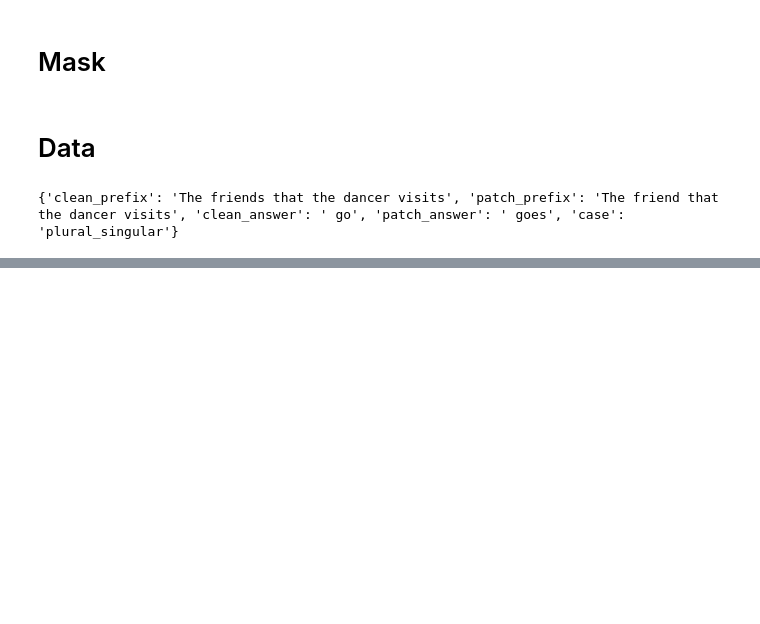
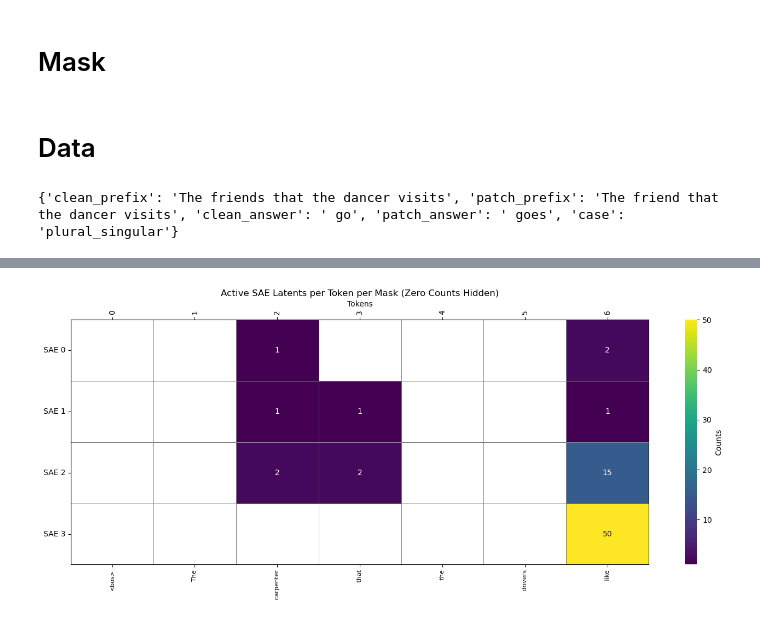
Before and after one commit to NainaniJatinZ/ScalableSAECircuits, a Jupyter notebook: sva.ipynb, the cells around one changed output, grey strips where cells are left out. Drawn from its saved outputs; the diff is of its cells as text; code cells hidden in the pictures; blank space fills up the shorter version.

Commit message:
sva init masks

```diff
--- a/sva.ipynb
+++ b/sva.ipynb
@@ -1062,0 +321,3 @@ df
+# %%
+for sae in saes:
+    sae.mask = SparseMask(sae.cfg.d_sae, 1.0, seq_len=7).to(device)
@@ -1062,0 +354,9 @@ df
+# %%
+logits = model.run_with_hooks(
+        clean_tokens[0],
+        return_type="logits",
+        fwd_hooks=build_hooks_list(clean_tokens[0], mean_ablate=True)
+        )
+print(logit_diff_fn(logits, clean_label_tokens[0], corr_label_tokens[0]))
+del logits
+cleanup_cuda()
@@ -1062,0 +594,2 @@ df
+# %%
+do_training_run(clean_tokens, clean_label_tokens, 0.1, example_length=7, loss_function="ce", per_token_mask=True, use_mask=True, mean_mask=True)
@@ -1062,0 +626,5 @@ df
+# %%
+actual_mask = {}
+for sae in saes:
+    actual_mask[sae.cfg.hook_name] = torch.where(sae.mask.mask > 0)[1].tolist()
+actual_mask
@@ -1062,0 +661,70 @@ df
+# %%
+import torch
+import numpy as np
+import matplotlib.pyplot as plt
+import seaborn as sns
+from matplotlib.colors import ListedColormap, BoundaryNorm
+
+# Assuming 'saes', 'model', and 'simple_dataset' are defined
+tokens = model.to_str_tokens(clean_tokens[2][0])
+num_masks = 4 # Number of masks you have
+counts_per_mask = []
+for mask_index in range(num_masks):
+    testmask = saes[mask_index].mask.mask.data.clone()
+    binarized = (testmask > 0.0).float()
+    counts = []
+    for i in range(len(tokens)):
+        counts.append(torch.count_nonzero(binarized[i]).item())
+    counts_per_mask.append(counts)
+
+# Convert counts to a NumPy array
+data = np.array(counts_per_mask) # Shape: (num_masks, num_tokens)
+
+# Create a mask for zero values
+zero_mask = data == 0
+
+# Define a colormap
+cmap = sns.color_palette("viridis", as_cmap=True)
+
+# Plot the heatmap with the mask
+plt.figure(figsize=(14, 6))
+ax = sns.heatmap(
+    data,
+    annot=True,
+    fmt='d',
+    cmap=cmap,
+    mask=zero_mask,
+    cbar_kws={'label': 'Counts'},
+    linewidths=0.5,
+    linecolor='gray'
+)
+
+# Set x-axis labels to tokens
+ax.set_xticks(np.arange(len(tokens)) + 0.5)
+ax.set_xticklabels(tokens, rotation=90, fontsize=8)
+
+# Add numeric indices above the chart
+ax2 = ax.twiny()
+ax2.set_xlim(ax.get_xlim())
+ax2.set_xticks(np.arange(len(tokens)) + 0.5)
+ax2.set_xticklabels(np.arange(len(tokens)), rotation=90)  # Rotate indices 90 degrees
+ax2.set_xlabel('Token Indices')
+
+# Set y-axis labels to masks
+ax.set_yticks(np.arange(num_masks) + 0.5)
+ax.set_yticklabels([f'SAE {i}' for i in range(num_masks)], rotation=0)
+
+plt.xlabel('Tokens')
+plt.ylabel('SAE Number Active Latents')
+plt.title('Active SAE Latents per Token per Mask (Zero Counts Hidden)')
+plt.tight_layout()
+plt.show()
+
+# print the total # latents in the circuit
+total_latents = 0
+for i, sae in enumerate(saes):
+    print(f"layer {i} latents: {torch.sum(sae.mask.mask > 0)} 🖕")
+    total_latents += torch.sum(sae.mask.mask > 0)
+print(f"total # latents: {total_latents} 🖕")
+# %% [output]
+[figure, added]
```
Also changed, not shown: parts of 51 cells of this notebook, 3 other files.
